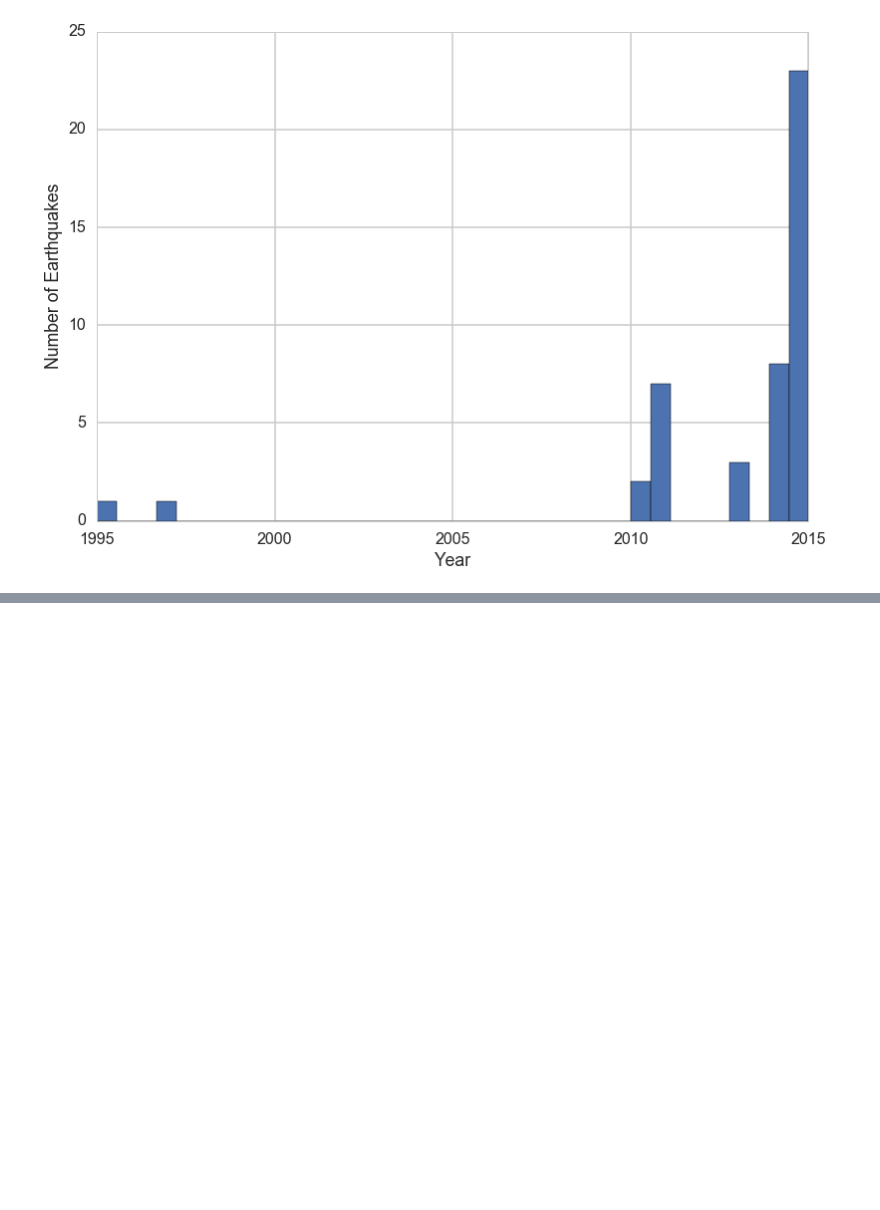
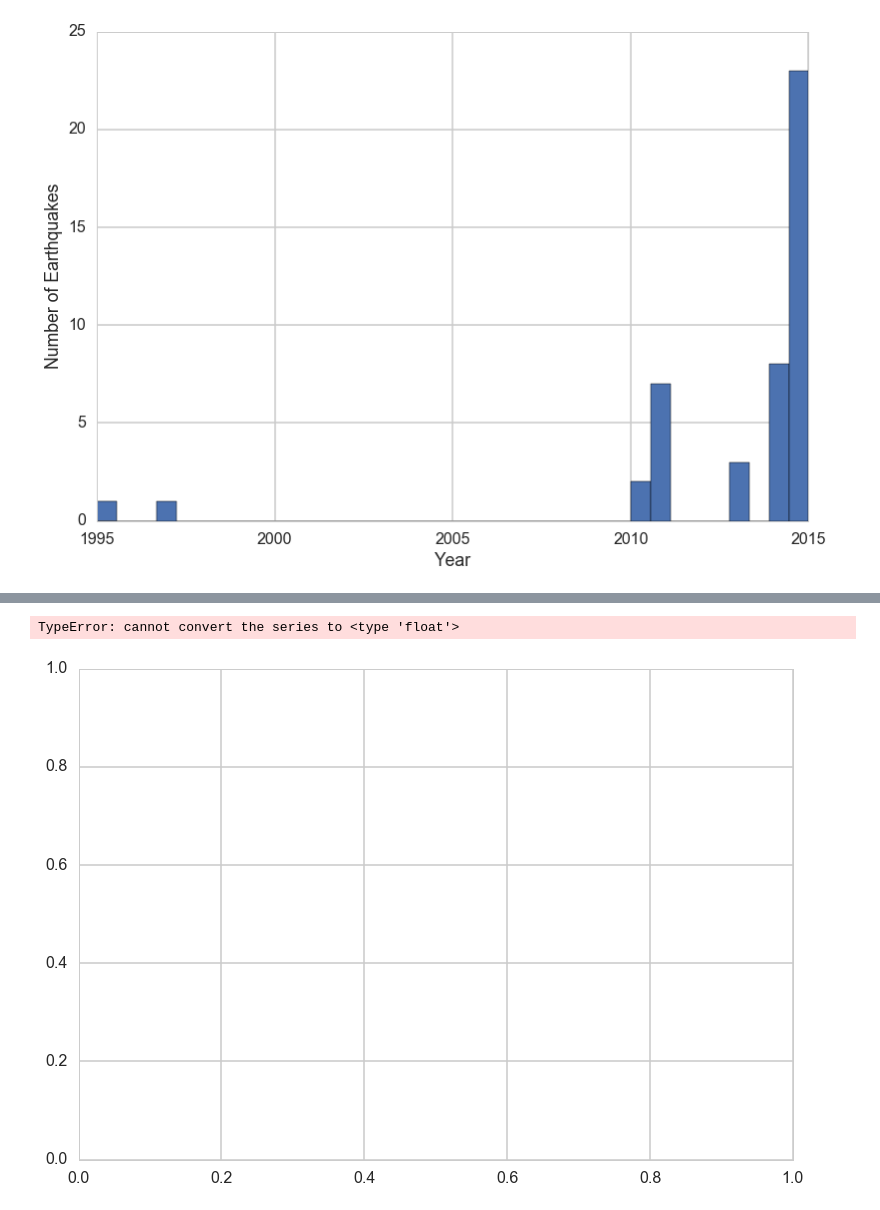
Before and after one commit to tperol/earthquake-clusters, a Jupyter notebook: explore_data_eric.ipynb, the cells around one changed output, grey strips where cells are left out. Cells and saved outputs as stored; diff of their text form; code cells hidden in the pictures; blank space fills up the shorter version.

```diff
--- a/explore_data_eric.ipynb
+++ b/explore_data_eric.ipynb
@@ -165,0 +166,5 @@ plt.show()
+# %%
+map.plot(since_1980_df.longitude.values, since_1980_df.latitude.values, 'bo', markersize=since_1980_df.prefmag)
+# %% [output]
+TypeError: cannot convert the series to <type 'float'>
+[figure, added]
```
Also changed, not shown: parts of 2 cells of this notebook.
